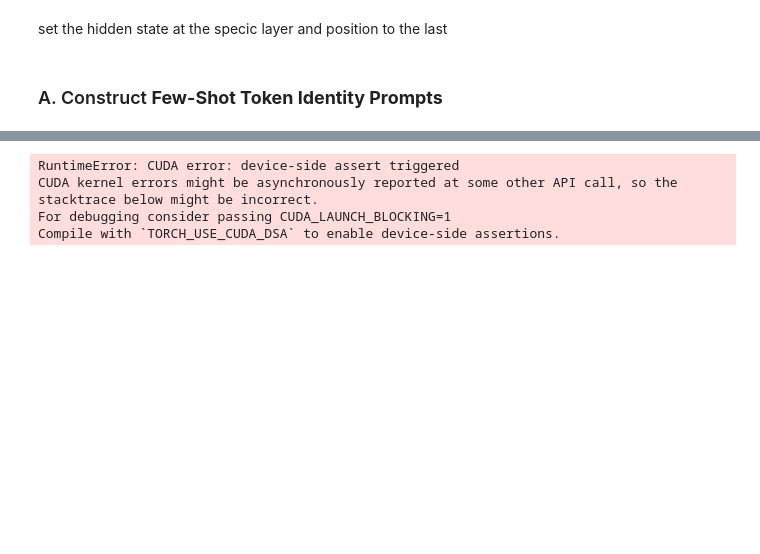
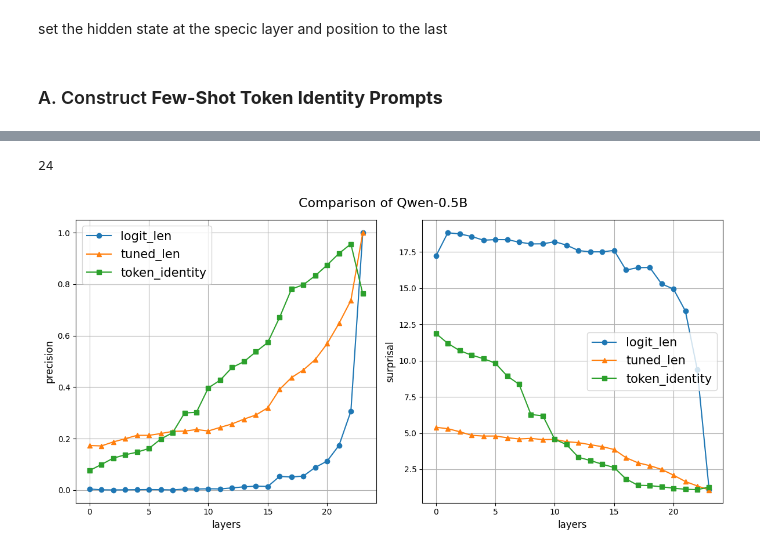
Before and after one commit to weiguo-li/Patchscope-Reimplementation, a Jupyter notebook: Decoding_of_next_token_Prediction/Decoding_of_next_token.ipynb, the cells around one changed output, grey strips where cells are left out. Saved outputs shown, nothing was run; the diff lists cells and outputs as text; code cells hidden in the pictures; blank space fills up the shorter version.

Commit message:
Kaggle Notebook | visualize the result

```diff
--- a/Decoding_of_next_token_Prediction/Decoding_of_next_token.ipynb
+++ b/Decoding_of_next_token_Prediction/Decoding_of_next_token.ipynb
@@ -412,6 +460,6 @@ for batch in tqdm(DataLoader(validation_data, batch_size=batch_size, collate_fn=
     # if i >= 5:
     #     break
 # %%
-tuned_len_p = precision(each_layer_tuned_lens_Precision)
-tuned_len_p = surprisal(each_layer_tuned_lens_Surprisal)
+tuned_len_p = precision(dict(each_layer_tuned_lens_Precision))
+tuned_len_s = surprisal(dict(each_layer_tuned_lens_Surprisal))
 # %%
@@ -635,14 +707,12 @@ def cal_surpisal(source, target,sources_length):
 for idx, prompt in enumerate(identity_token_prompts):
 
     # get the hidden satate of the prompt at the last positon
-    identity_token_P = [defaultdict(list)]
-    identity_token_S = [defaultdict(list)]
 
-    batch_size = 4
-    for batch in DataLoader(validation_data, batch_size=batch_size ,collate_fn=data_collator): #,total = (2000/ batch_size), desc = "patchscope_exp"):
-        # print(batch)
+
+    batch_size = 64
+
+    for batch in tqdm(DataLoader(validation_data, batch_size=batch_size ,collate_fn=data_collator),total = math.ceil(2000/ batch_size), desc = f"{idx} round patchscope_exp"):
         batch.to(device)
-
         # run the first forward pass on the source prompt
         with torch.no_grad():
             # with autocast('cuda'):
@@ -653,19 +723,17 @@ for idx, prompt in enumerate(identity_token_prompts):
             reference_logits = model_outputs.logits # Size([batch_size, sequence_length, vocab_size])
             batch_length = torch.sum(batch['attention_mask'],dim=1)
 
-        target_logtis = patch_hidden_state(hidden_states,batch_length,target_prompt=prompt)
+        target_logtis = patch_hidden_state_batch(hidden_states,batch_length,target_prompt=prompt)
 
-        # print(hidden_states[0][:,batch_length,:][:6])
-        cal_precision_1(reference_logits,target_logtis,batch_length)
-        cal_surpisal(reference_logits,target_logtis,batch_length)
-
-        # break
+        if debug:
+            print(hidden_states[debug_idx][torch.arange(batch_size),batch_length - 1,:][:6])
 
 
-        break
-    break
+        cal_precision_1(reference_logits,target_logtis,batch_length,identity_token_P[idx])
+        cal_surpisal(reference_logits,target_logtis,batch_length,identity_token_S[idx])
+    #     break
+    # break
-# %% [output]
-RuntimeError: CUDA error: device-side assert triggered
-CUDA kernel errors might be asynchronously reported at some other API call, so the stacktrace below might be incorrect.
-For debugging consider passing CUDA_LAUNCH_BLOCKING=1
-Compile with `TORCH_USE_CUDA_DSA` to enable device-side assertions.
+# %%
+len(identity_token_P[0])
+# %% [output]
+24
@@ -672,2 +764,34 @@ Compile with `TORCH_USE_CUDA_DSA` to enable device-side assertions.
+# %%
+import matplotlib.pyplot as plt
+fig, axes = plt.subplots(1, 2, figsize=(12, 6))
+# Example dictionaries (replace these with your actual data)
+dict1_list = [logit_len_p,logit_len_s]  # Example: linear increase
+dict2_list = [tuned_len_p,tuned_len_s]  # Example: linear decrease
+dict3_list = [token_identity_pre,token_identity_sup]  # Example: repeating pattern
+ymarkers = ['precision', 'surprisal']
+# Extract keys and values for each dictionary
+x_values = list(dict1_list[0].keys())
+for i in range(len(dict1_list)):
+    y1 = list(dict1_list[i].values())
+    y2 = list(dict2_list[i].values())
+    y3 = list(dict3_list[i].values())
+    y1  = [torch.Tensor.cpu(v) for v in y1]
+    y2  = [torch.Tensor.cpu(v) for v in y2]
+    y3  = [torch.Tensor.cpu(v) for v in y3]
+    axes[i].plot(x_values,y1,label = 'logit_len',marker = 'o')
+    axes[i].plot(x_values,y2,label = 'tuned_len',marker='^')
+    axes[i].plot(x_values,y3, label = 'token_identity',marker='s')
+    axes[i].set_xlabel('layers', fontsize=12)
+    axes[i].set_ylabel(f'{ymarkers[i]}', fontsize=12)
+    axes[i].grid(True)
+    axes[i].legend(fontsize = 15)
+
+fig.suptitle("Comparison of Qwen-0.5B", fontsize=16)
+
+# Show the plot
+plt.tight_layout()  # Adjust layout to prevent clipping
+plt.show()
+# %% [output]
+[figure, added]
 # %%
 # to check at the last layer if the logits are the same as the target logits
```
Also changed, not shown: parts of 35 cells of this notebook.
